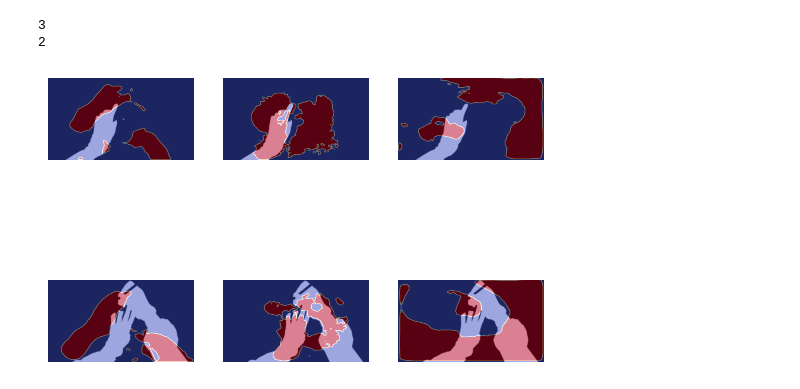
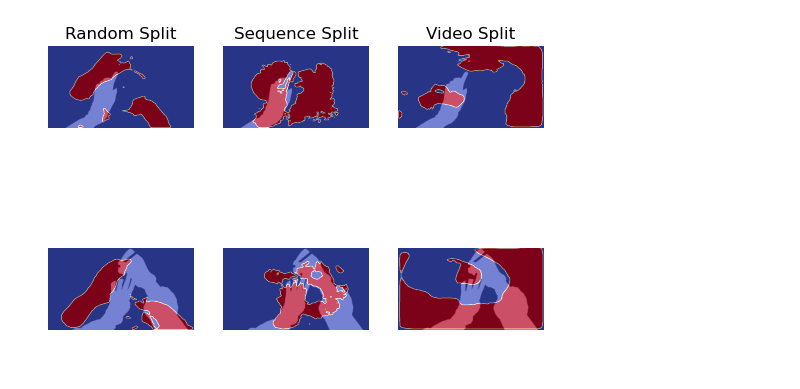
Before and after one commit to mirarzf/OF-tracker, a Jupyter notebook: overlayedpredictions.ipynb, the cells around one changed output. Saved outputs shown, nothing was run; the diff lists cells and outputs as text; code cells hidden in the pictures.

Commit message:
Updated visualization

```diff
--- a/overlayedpredictions.ipynb
+++ b/overlayedpredictions.ipynb
@@ -26,18 +26,8 @@ for modelName in modelNames:
 # print(allFiles)
 
 # GT we keep
-allFilenames = [f.stem for i in range(nbOfModels) for f in allFiles[i]]
-# print(allFilenames)
-
-allGT = []
-for f in allFilenames:
-    GTfilename = GTfolder/(f+'.png')
-    if GTfilename.is_file():
-        allGT.append(GTfilename)
-# print(allGT)
-
 allFilenames = [[f.stem for f in allFiles[i]] for i in range(nbOfModels)]
-print(len(allFilenames))
+# print(len(allFilenames))
 
 allGT = []
 for f in GTfolder.iterdir():
@@ -49,30 +39,32 @@ for f in GTfolder.iterdir():
             allGT.append(f)
 nGT = len(allGT)
 
-print(nGT)
+# print(nGT)
-# %% [output]
-3
-2
 # %%
 # Create lists of images
 allModelResults = []
 for i in range(nbOfModels):
     allModelResults.append([cv.imread(str(img), cv.IMREAD_GRAYSCALE) for img in allFiles[i]])
 
-allGTarrays = [cv.imread(str(img), cv.IMREAD_GRAYSCALE) for img in allGT]
+allGTarrays = [cv.imread(str(img)) for img in allGT]
 # %%
 n = nGT
 nbFolder = nbOfModels
-fig, axs = plt.subplots(n, nbOfModels) #, figsize=(50,40)) #, constrained_layout=True)
+fig, axs = plt.subplots(nrows=n, ncols=nbOfModels) #, figsize=(50,40)) #, constrained_layout=True)
 # fig.suptitle(t="Segmentation results")
-titleList = ["Random Split", "Sequence Split"]
-titleList = modelNames
 
 for i in range(n):
     for j in range(nbOfModels):
-        axs[i][j].imshow(allGTarrays[i], cmap='gray')
+        axs[i][j].imshow(allGTarrays[i])
         axs[i][j].imshow(allModelResults[j][i], alpha = 0.7, cmap='coolwarm')
         axs[i][j].axis('off')
+
+# Put Title to columns
+coltitles = ["Random Split", "Sequence Split", "Video Split"]
+# coltitles = modelNames
+for ax, col in zip(axs[0], coltitles):
+    ax.set_title(col)
+
 plt.show()
 # %% [output]
-[figure, old version]
+[figure, new version]
```
